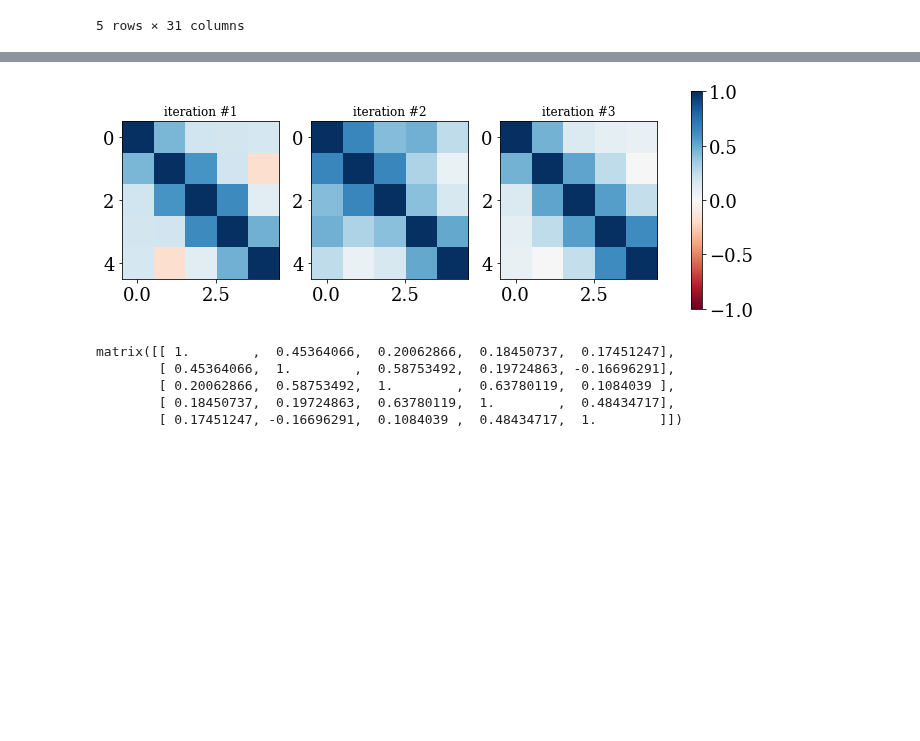
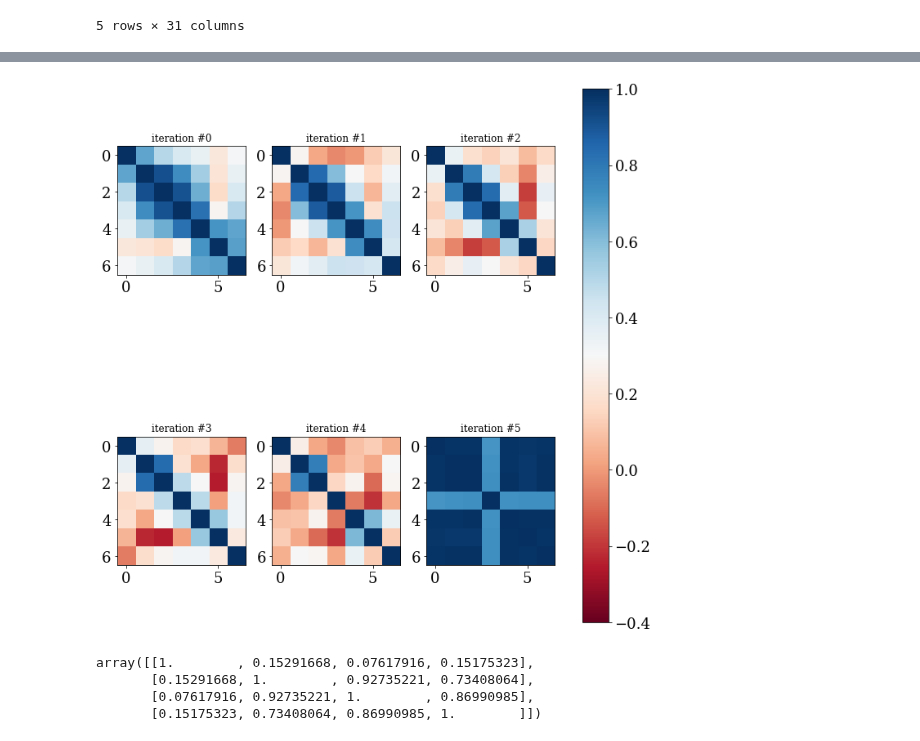
Before and after one commit to miguelignacio/disjets, a Jupyter notebook: Unfolding_OmniFold_closure.ipynb, the cells around one changed output, grey strips where cells are left out. Drawn from its saved outputs; the diff is of its cells as text; code cells hidden in the pictures; blank space fills up the shorter version.

Commit message:
adding covariance matrix, global coeff calculation

```diff
--- a/Unfolding_OmniFold_closure.ipynb
+++ b/Unfolding_OmniFold_closure.ipynb
@@ -1402,12 +1432,22 @@ print(myns[:,1])
 # %%
 covariance_matrices = []
-for it in range(3):
+for it in range(6):
     myns = []
-    bins = np.logspace(np.log10(5),np.log10(50),6)
-#bins = np.linspace(0.0,np.pi,12)
+    #bins = np.logspace(np.log10(0.1),np.log10(1.0),8)
+    #bins = np.logspace(np.log10(0.1),np.log10(np.pi),20)
+    bins = np.array([0.0, 2.05491515, 2.25916109, 2.45354097, 2.63853135,
+                     2.8145858,  2.98213597, 3.14159265])
 
-    for k in range(bootstraps):
-        n,b,_ = plt.hist(jetpt_0_S,bins=bins,weights=weights[k][it, 1, :],alpha=0.3)
+    #bins = np.flip(2*np.pi - np.logspace(np.log10(np.pi),np.log10(2*np.pi),15))
+
+    #bins = np.logspace(np.log(1.0),np.log10(5.0),12) -1
+    #bins = np.array([0., 0.1,0.2, 0.33994032, 0.55105852  ,1.07832585,2.0])
+    #bins = np.flip( 2- np.logspace(np.log10(1),np.log10(2.0),5))
+
+    #bins = np.append(bins,inf)
+
+    for k in range(len(weights)):
+        n,b,_ = plt.hist(dphi_0_S,bins=bins,weights=weights[k][it, 1, :],alpha=0.3)
         myns+=[n]
         pass
     myns = np.array(myns)
@@ -1458,28 +1520,40 @@ print(covariance_matrices[2])
 # %%
-fig, ax = plt.subplots(1,3,figsize=(12,4))
-im = ax[0].imshow(covariance_matrices[0],cmap='RdBu', vmin=-1.0, vmax=1.0,
+fig, ax = plt.subplots(2,3,figsize=(12,12))
+minimo =-.40
+maximo = 1.0
+im = ax[0,0].imshow(covariance_matrices[0],cmap='RdBu', vmin=minimo, vmax=1.0,
                              interpolation='none')
-im = ax[1].imshow(covariance_matrices[1],cmap='RdBu', vmin=-1.0, vmax=1.0,
+im = ax[0,1].imshow(covariance_matrices[1],cmap='RdBu', vmin=minimo, vmax=1.0,
                              interpolation='none')
-im = ax[2].imshow(covariance_matrices[2],cmap='RdBu', vmin=-1.0, vmax=1.0,
+im = ax[0,2].imshow(covariance_matrices[2],cmap='RdBu', vmin=minimo, vmax=1.0,
+                  interpolation='none')
+im = ax[1,0].imshow(covariance_matrices[3],cmap='RdBu', vmin=minimo, vmax=1.0,
+                  interpolation='none')
+im = ax[1,1].imshow(covariance_matrices[4],cmap='RdBu', vmin=minimo, vmax =1.0,
+                  interpolation='none')
+im = ax[1,2].imshow(covariance_matrices[5],cmap='RdBu', vmin=minimo, vmax=1.0,
                   interpolation='none')
 
-ax[0].set_title('iteration #1')
-ax[1].set_title('iteration #2')
-ax[2].set_title('iteration #3')
 
-fig.colorbar(im,ax=ax)
+ax[0,0].set_title('iteration #0')
+ax[0,1].set_title('iteration #1')
+ax[0,2].set_title('iteration #2')
+ax[1,0].set_title('iteration #3')
+ax[1,1].set_title('iteration #4')
+ax[1,2].set_title('iteration #5')
+
+
+plt.colorbar(im,ax=ax)
 plt.show()
 # %% [output]
-[figure, old version]
+[figure, new version]
-# %%
-np.matrix(covariance_matrices[0])
-# %% [output]
-matrix([[ 1.        ,  0.45364066,  0.20062866,  0.18450737,  0.17451247],
-        [ 0.45364066,  1.        ,  0.58753492,  0.19724863, -0.16696291],
-        [ 0.20062866,  0.58753492,  1.        ,  0.63780119,  0.1084039 ],
-        [ 0.18450737,  0.19724863,  0.63780119,  1.        ,  0.48434717],
-        [ 0.17451247, -0.16696291,  0.1084039 ,  0.48434717,  1.        ]])
+# %%
+covariance_matrices[4]
+# %% [output]
+array([[1.        , 0.15291668, 0.07617916, 0.15175323],
+       [0.15291668, 1.        , 0.92735221, 0.73408064],
+       [0.07617916, 0.92735221, 1.        , 0.86990985],
+       [0.15175323, 0.73408064, 0.86990985, 1.        ]])
 # %%
 from numpy.linalg import inv
 x = []
```
Also changed, not shown: parts of 42 cells of this notebook, 2 other files.
